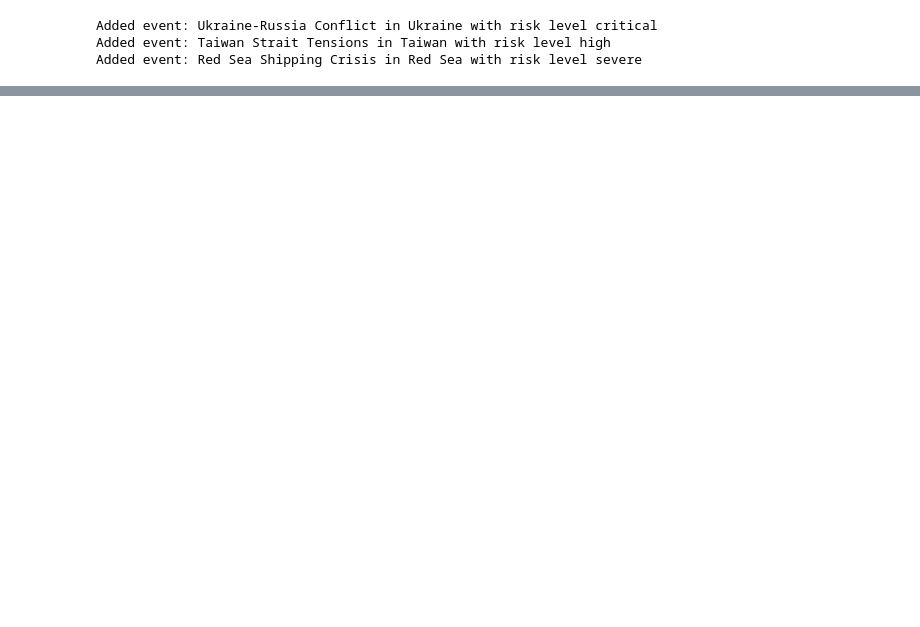
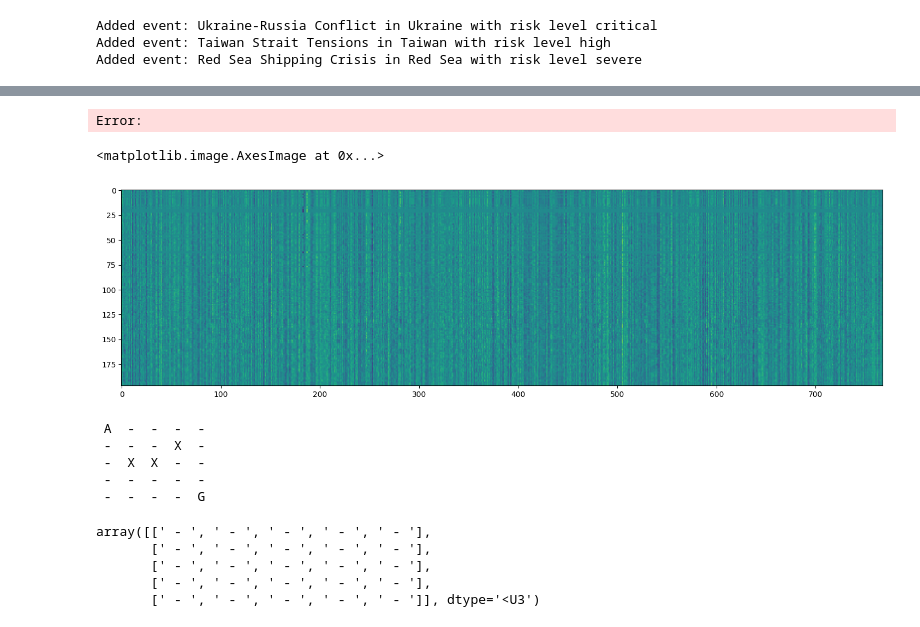
Before and after one commit to yusufprasetyo25/supplyseer, a Jupyter notebook: src/supplyseer/experimental/exotic_supplychain/geo-nb.ipynb, the cells around one changed output, grey strips where cells are left out. Drawn from its saved outputs; the diff is of its cells as text; code cells hidden in the pictures; blank space fills up the shorter version.

```diff
--- a/src/supplyseer/experimental/exotic_supplychain/geo-nb.ipynb
+++ b/src/supplyseer/experimental/exotic_supplychain/geo-nb.ipynb
@@ -62,0 +162,45 @@ coroutine
+# %%
+from transformers import ViTImageProcessor, ViTModel
+from PIL import Image
+import requests
+
+url = 'https://cloudfront-us-east-1.images.arcpublishing.com/archetype/U3AIG3FYQBFNPMH2FBNCJRZ7RU.jpg'
+image = Image.open(requests.get(url, stream=True).raw)
+
+processor = ViTImageProcessor.from_pretrained('google/vit-base-patch16-224-in21k')
+model = ViTModel.from_pretrained('google/vit-base-patch16-224-in21k')
+inputs = processor(images=image, return_tensors="pt")
+
+outputs = model(**inputs)
+last_hidden_states = outputs.last_hidden_state
+# %%
+import requests
+from PIL import Image
+from transformers import BlipProcessor, BlipForConditionalGeneration
+
+processor = BlipProcessor.from_pretrained("Salesforce/blip-image-captioning-large")
+model = BlipForConditionalGeneration.from_pretrained("Salesforce/blip-image-captioning-large")
+
+img_url = 'https://storage.googleapis.com/sfr-vision-language-research/BLIP/demo.jpg'
+raw_image = Image.open(requests.get(img_url, stream=True).raw).convert('RGB')
+
+# conditional image captioning
+text = "a picture of"
+inputs = processor(raw_image, text, return_tensors="pt")
+
+out = model.generate(**inputs)
+print(processor.decode(out[0], skip_special_tokens=True))
+
+# unconditional image captioning
+inputs = processor(raw_image, return_tensors="pt")
+
+out = model.generate(**inputs)
+print(processor.decode(out[0], skip_special_tokens=True))
+# %% [output]
+Error:
+# %%
+plt.figure(figsize=(18, 10))
+plt.imshow(last_hidden_states.detach().cpu().numpy().squeeze(0))
+# %% [output]
+<matplotlib.image.AxesImage at 0x...>
+[figure, added]
@@ -62,0 +296,16 @@ coroutine
+# %%
+env.render()
+# %% [output]
+ A  -  -  -  -
+ -  -  -  X  -
+ -  X  X  -  -
+ -  -  -  -  -
+ -  -  -  -  G
+# %%
+np.full((5,5), ' - ')
+# %% [output]
+array([[' - ', ' - ', ' - ', ' - ', ' - '],
+       [' - ', ' - ', ' - ', ' - ', ' - '],
+       [' - ', ' - ', ' - ', ' - ', ' - '],
+       [' - ', ' - ', ' - ', ' - ', ' - '],
+       [' - ', ' - ', ' - ', ' - ', ' - ']], dtype='<U3')
```
Also changed, not shown: parts of 30 cells of this notebook.
